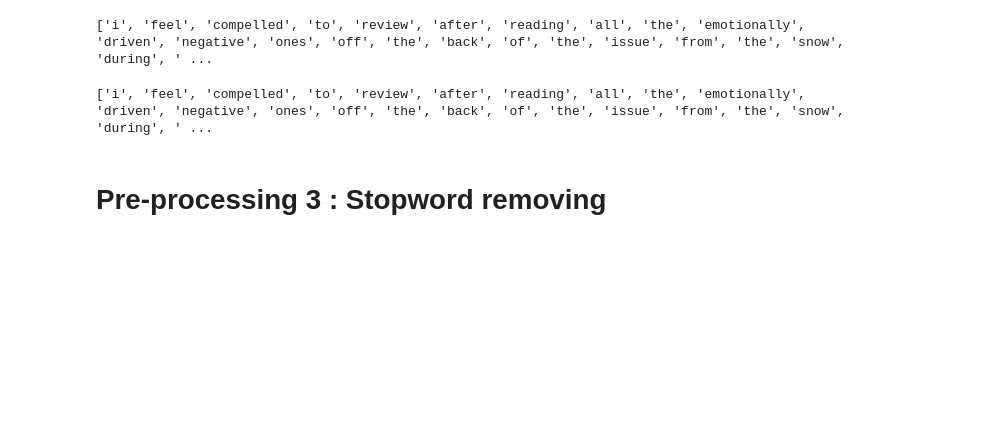
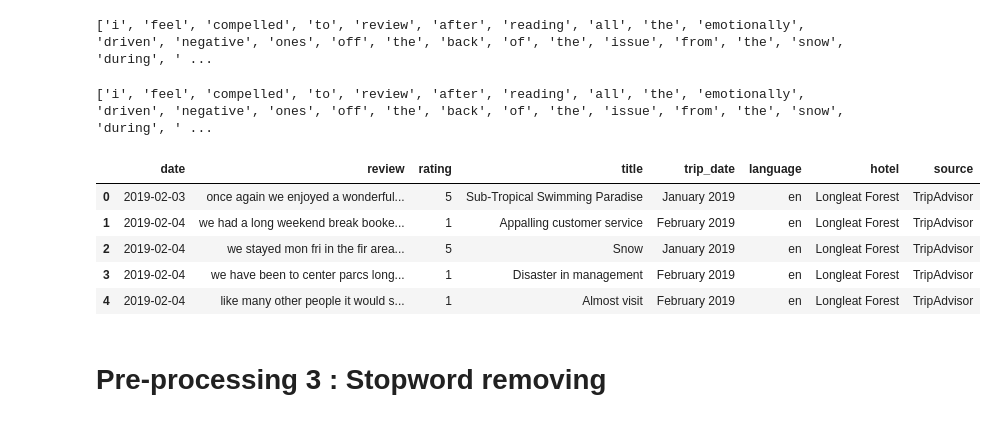
Before and after one commit to ZiggerZZ/CG, a Jupyter notebook: X_HEC_Session_3_Notebook_1_clean_data1.ipynb, the cells around one changed output. Drawn from its saved outputs; the diff is of its cells as text; code cells hidden in the pictures; blank space fills up the shorter version.

```diff
--- a/X_HEC_Session_3_Notebook_1_clean_data1.ipynb
+++ b/X_HEC_Session_3_Notebook_1_clean_data1.ipynb
@@ -165,10 +165,10 @@ df['content'].resample('M').count().plot()
 # %% [markdown]
 # Pre-Processing 1 : Filters for punctuation and specific characters
 # %%
-df_token = pd.read_csv('Datacleanedfinal.csv')
+df_token = pd.read_csv('DataFrameCleanedFinal.csv')
 df_token.head
 # creating a list with all reviews
-all_reviews = df_token.content.tolist()
+all_reviews = df_token.review.tolist()
 # %%
 # transformating comments into lower-case text
 lower_reviews = [review.lower() for review in all_reviews]
@@ -280,6 +280,15 @@ print(tokenized_reviews_re[n_review])
 # %%
 # We select the secon one which seems more accurate
 tokenized_reviews = tokenized_reviews_nltk
+df_token["review"] = stopword_reviews
+df_token.head()
+# %% [output]
+|  | date | review | rating | title | trip_date | language | hotel | source |
+| 0 | 2019-02-03 | once again we enjoyed a wonderful... | 5 | Sub-Tropical Swimming Paradise | January 2019 | en | Longleat Forest | TripAdvisor |
+| 1 | 2019-02-04 | we had a long weekend break booke... | 1 | Appalling customer service | February 2019 | en | Longleat Forest | TripAdvisor |
+| 2 | 2019-02-04 | we stayed mon fri in the fir area... | 5 | Snow | January 2019 | en | Longleat Forest | TripAdvisor |
+| 3 | 2019-02-04 | we have been to center parcs long... | 1 | Disaster in management | February 2019 | en | Longleat Forest | TripAdvisor |
+| 4 | 2019-02-04 | like many other people it would s... | 1 | Almost visit | February 2019 | en | Longleat Forest | TripAdvisor |
 # %% [markdown]
 # Pre-processing 3 : Stopword removing
 # %%
```
Also changed, not shown: parts of 2 cells of this notebook.
